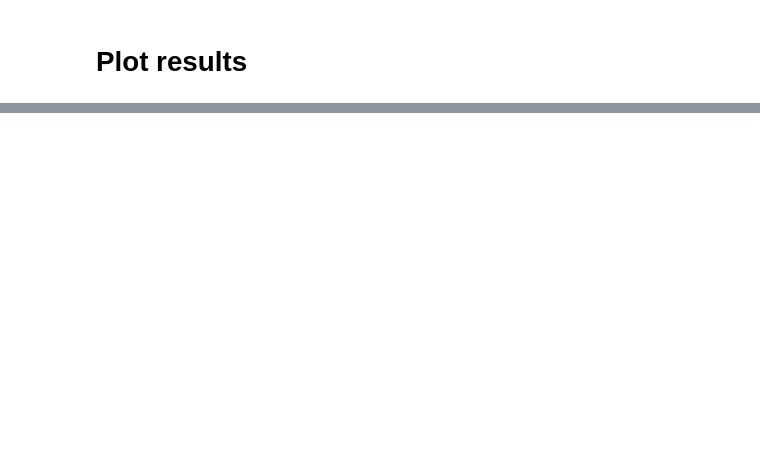
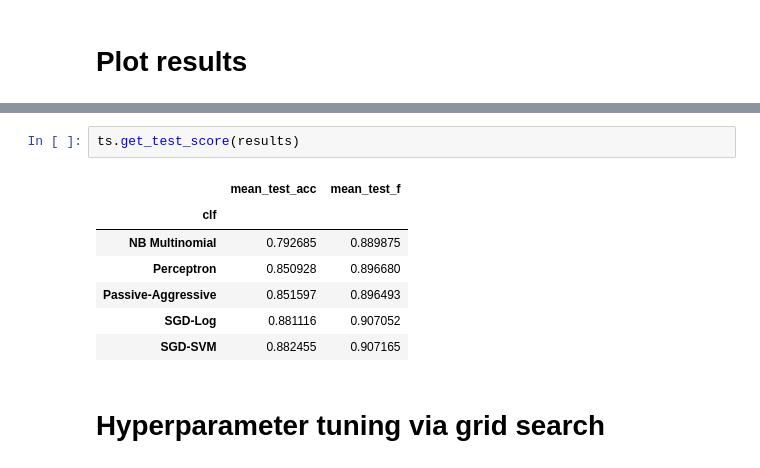
Before and after one commit to JennyLeeStat/Opioid, a Jupyter notebook: select_train_models.ipynb, the cells around one changed output, grey strips where cells are left out. Cells and saved outputs as stored; diff of their text form; blank space fills up the shorter version.

```diff
--- a/select_train_models.ipynb
+++ b/select_train_models.ipynb
@@ -156,0 +84,12 @@ plot_score(results)
+# %%
+ts.get_test_score(results)
+# %% [output]
+|  | mean_test_acc | mean_test_f |
+| clf |  |  |
+| NB Multinomial | 0.792685 | 0.889875 |
+| Perceptron | 0.850928 | 0.896680 |
+| Passive-Aggressive | 0.851597 | 0.896493 |
+| SGD-Log | 0.881116 | 0.907052 |
+| SGD-SVM | 0.882455 | 0.907165 |
+# %% [markdown]
+# Hyperparameter tuning via grid search
```
Also changed, not shown: parts of 26 cells of this notebook, 1 other file.
